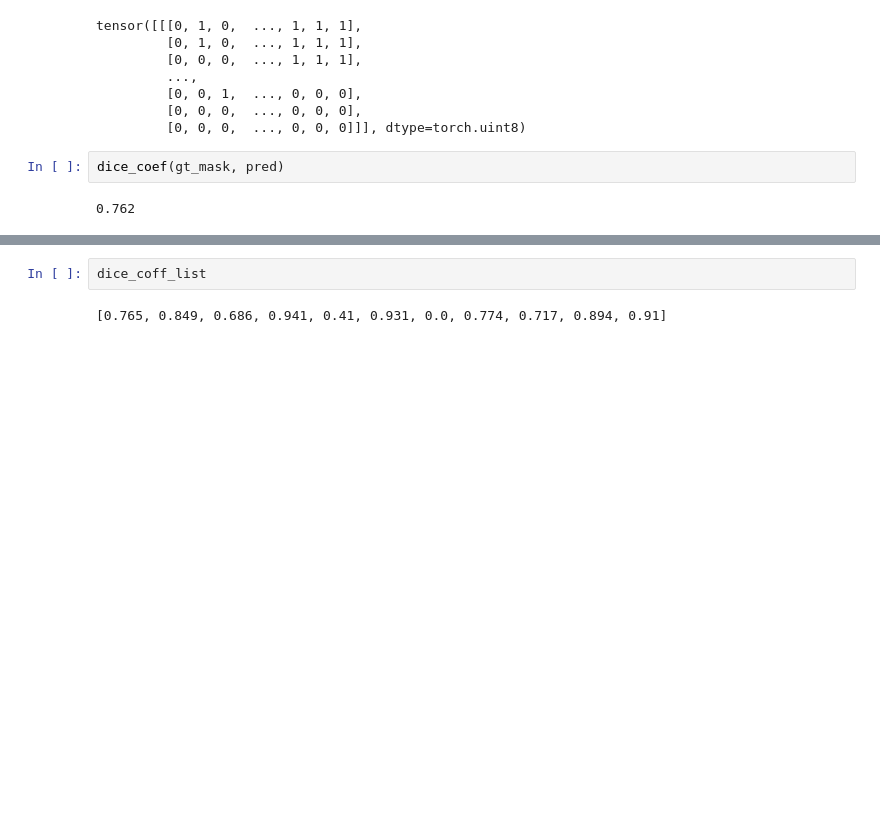
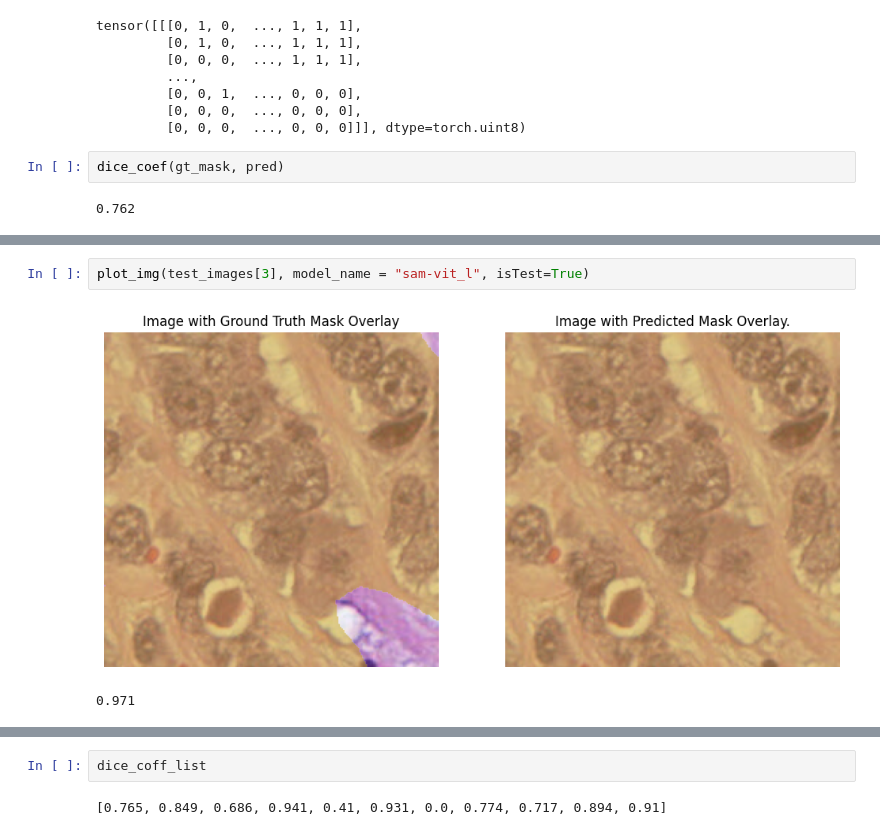
Before and after one commit to PiyushBhadauriya26/Semantic_Segmentation, a Jupyter notebook: Notebooks/Dice_coff.ipynb, the cells around one changed output, grey strips where cells are left out. Drawn from its saved outputs; the diff is of its cells as text; blank space fills up the shorter version.

```diff
--- a/Notebooks/Dice_coff.ipynb
+++ b/Notebooks/Dice_coff.ipynb
@@ -115,2 +118,7 @@ plot_img(train_images[0])
 0.762
+# %%
+plot_img(test_images[3], model_name = "sam-vit_l", isTest=True)
+# %% [output]
+[figure, added]
+0.971
 # %%
```
Also changed, not shown: parts of 6 cells of this notebook, 6 other files.
